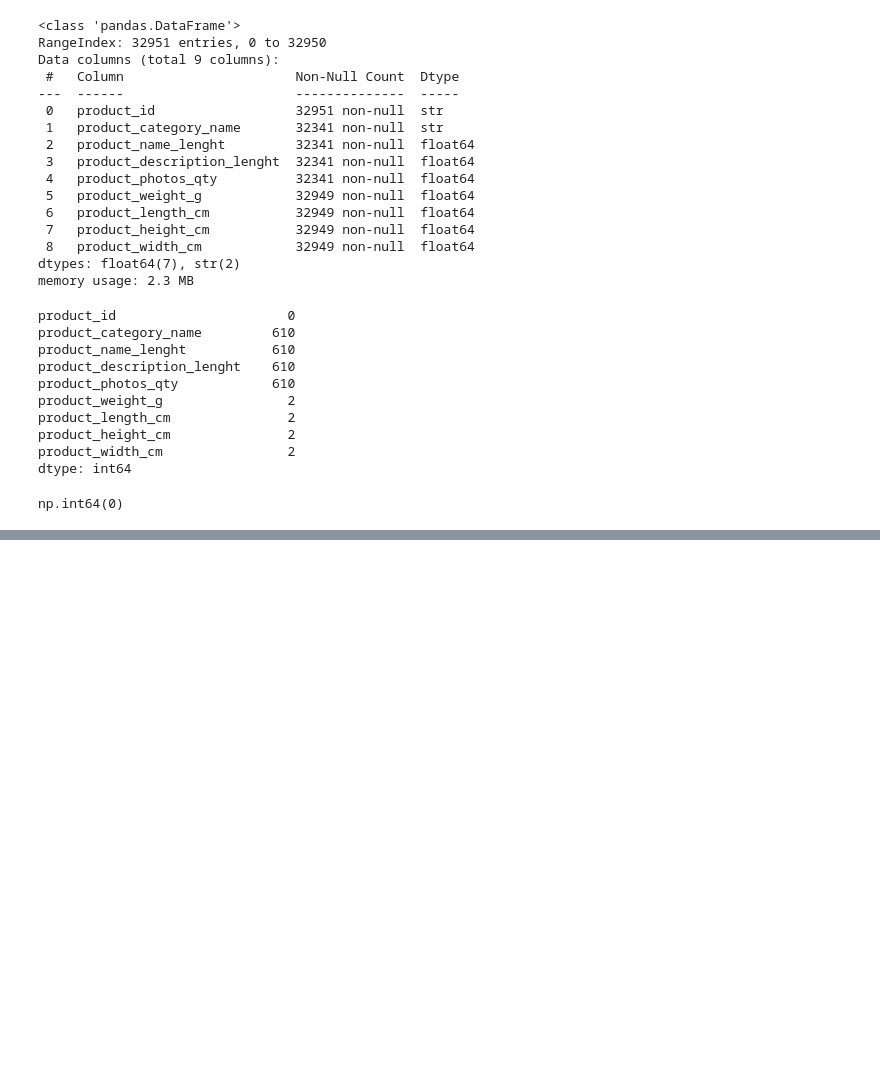
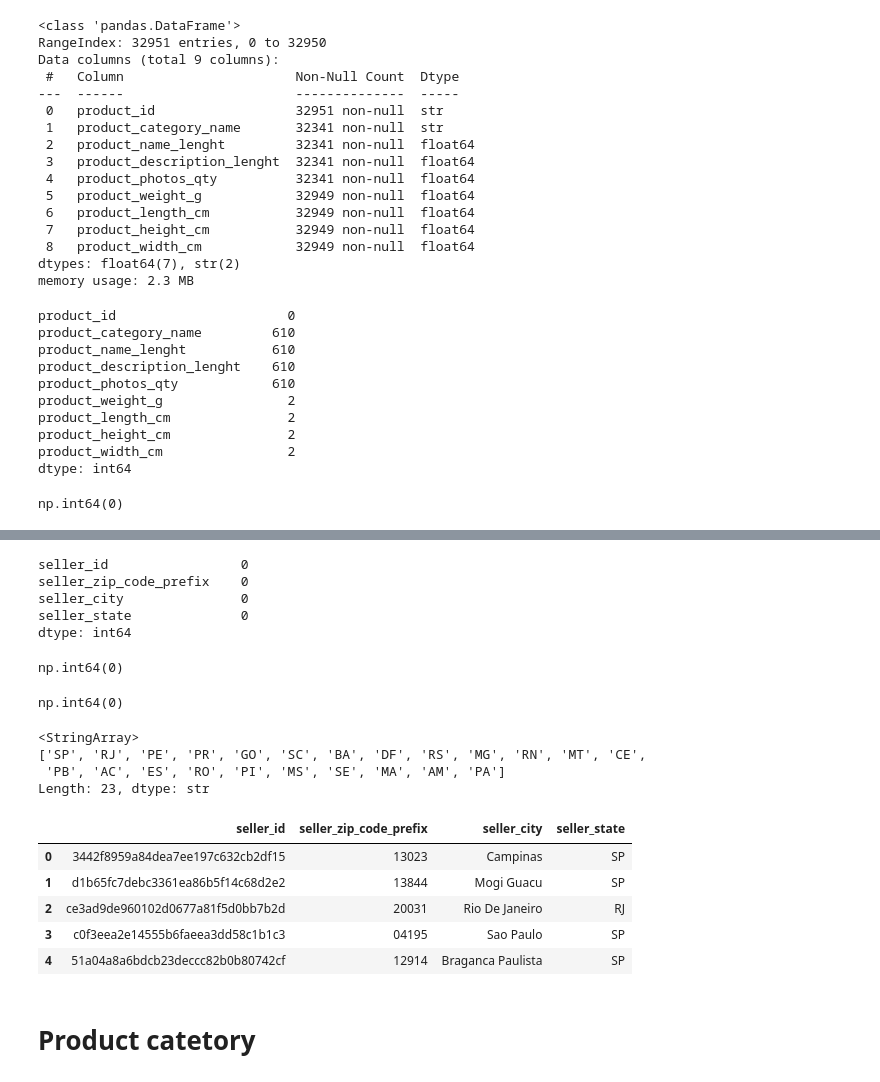
Before and after one commit to Hai2310/End-to-End-E-Commerce-Analytics-System, a Jupyter notebook: etl/clean_data.ipynb, the cells around one changed output, grey strips where cells are left out. Drawn from its saved outputs; the diff is of its cells as text; code cells hidden in the pictures; blank space fills up the shorter version.

```diff
--- a/etl/clean_data.ipynb
+++ b/etl/clean_data.ipynb
@@ -674,0 +736,40 @@ products.sort_values(
+# %%
+# Check null
+sellers.isnull().sum()
+# %% [output]
+seller_id                 0
+seller_zip_code_prefix    0
+seller_city               0
+seller_state              0
+dtype: int64
+# %%
+# Check duplicate
+sellers.duplicated().sum()
+# %% [output]
+np.int64(0)
+# %%
+# Loại bỏ khoảng trắng, đổi thành chữ hoa đầu dòng cột seller_city
+sellers["seller_city"] = sellers["seller_city"].str.strip().str.title()
+# %%
+# Thêm số 0 vào đầu cho các code có độ dài < 5
+sellers["seller_zip_code_prefix"] = sellers["seller_zip_code_prefix"].astype(str).str.zfill(5)
+# %%
+sellers["seller_id"].duplicated().sum()
+# %% [output]
+np.int64(0)
+# %%
+sellers["seller_state"].unique()
+# %% [output]
+<StringArray>
+['SP', 'RJ', 'PE', 'PR', 'GO', 'SC', 'BA', 'DF', 'RS', 'MG', 'RN', 'MT', 'CE',
+ 'PB', 'AC', 'ES', 'RO', 'PI', 'MS', 'SE', 'MA', 'AM', 'PA']
+Length: 23, dtype: str
+# %%
+sellers.head()
+# %% [output]
+|  | seller_id | seller_zip_code_prefix | seller_city | seller_state |
+| 0 | 3442f8959a84dea7ee197c632cb2df15 | 13023 | Campinas | SP |
+| 1 | d1b65fc7debc3361ea86b5f14c68d2e2 | 13844 | Mogi Guacu | SP |
+| 2 | ce3ad9de960102d0677a81f5d0bb7b2d | 20031 | Rio De Janeiro | RJ |
+| 3 | c0f3eea2e14555b6faeea3dd58c1b1c3 | 04195 | Sao Paulo | SP |
+| 4 | 51a04a8a6bdcb23deccc82b0b80742cf | 12914 | Braganca Paulista | SP |
@@ -674,0 +778,2 @@ products.sort_values(
+# %% [markdown]
+# Product catetory
```
Also changed, not shown: parts of 22 cells of this notebook, 3 other files.
